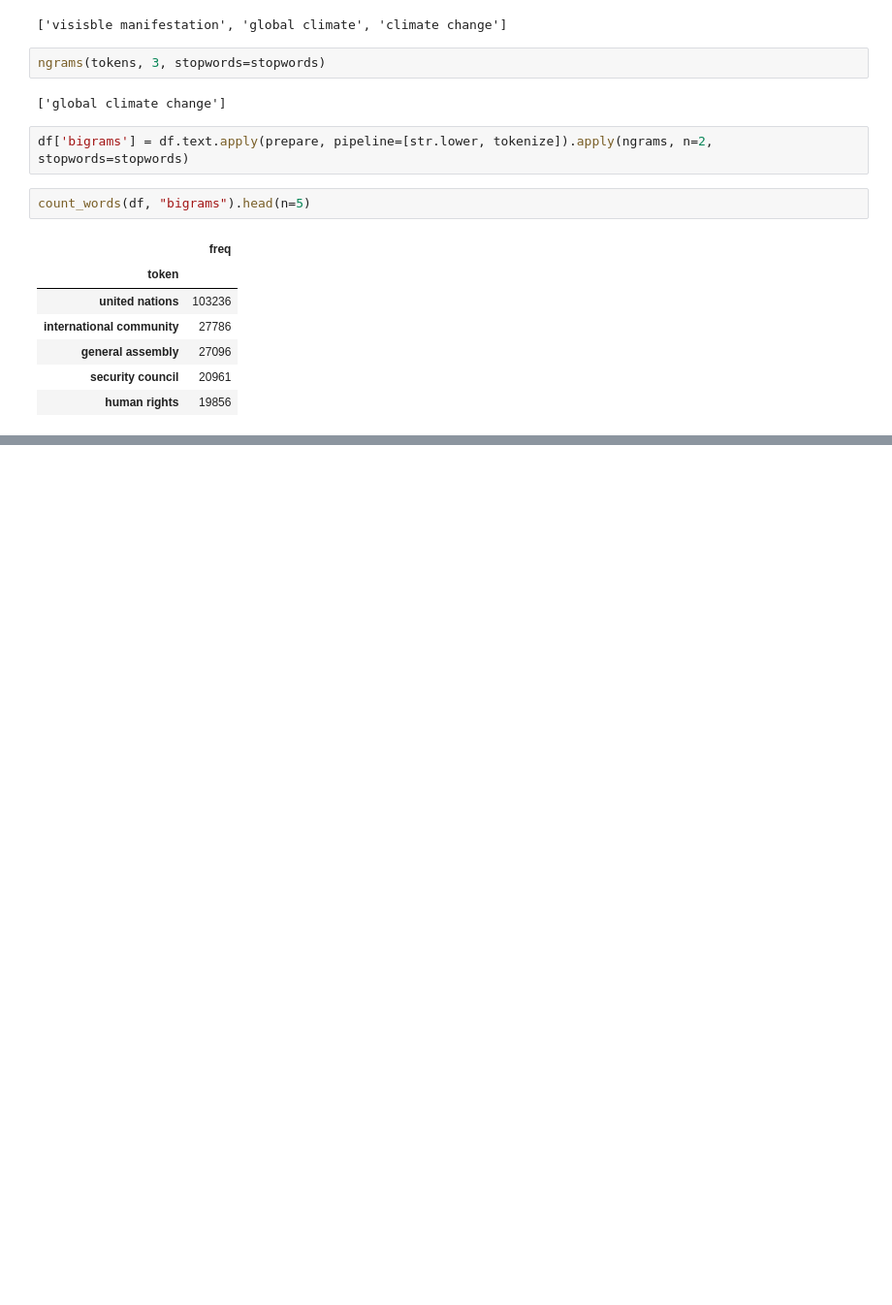
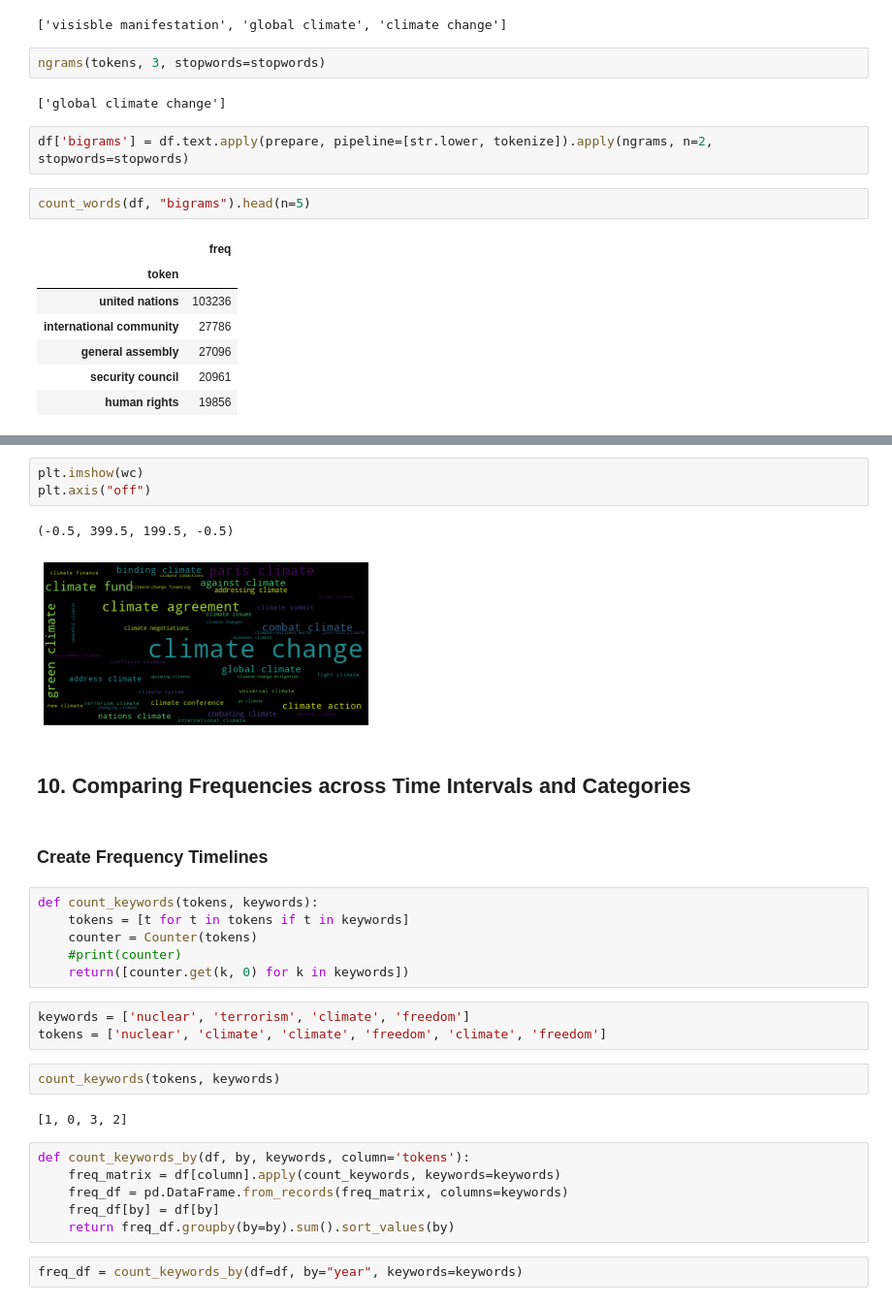
Before and after one commit to nicolasmollier/blueprints_for_text_analytics, a Jupyter notebook: notebooks/chapter_1.ipynb, the cells around one changed output, grey strips where cells are left out. Shown at 97% size. Cells and saved outputs as stored; diff of their text form; blank space fills up the shorter version.

```diff
--- a/notebooks/chapter_1.ipynb
+++ b/notebooks/chapter_1.ipynb
@@ -820,0 +934,31 @@ count_words(df, "bigrams").head(n=5)
+# %%
+plt.imshow(wc)
+plt.axis("off")
+# %% [output]
+(-0.5, 399.5, 199.5, -0.5)
+[figure, added]
+# %% [markdown]
+## 10. Comparing Frequencies across Time Intervals and Categories
+# %% [markdown]
+### Create Frequency Timelines
+# %%
+def count_keywords(tokens, keywords):
+    tokens = [t for t in tokens if t in keywords]
+    counter = Counter(tokens)
+    #print(counter)
+    return([counter.get(k, 0) for k in keywords])
+# %%
+keywords = ['nuclear', 'terrorism', 'climate', 'freedom']
+tokens = ['nuclear', 'climate', 'climate', 'freedom', 'climate', 'freedom']
+# %%
+count_keywords(tokens, keywords)
+# %% [output]
+[1, 0, 3, 2]
+# %%
+def count_keywords_by(df, by, keywords, column='tokens'):
+    freq_matrix = df[column].apply(count_keywords, keywords=keywords)
+    freq_df = pd.DataFrame.from_records(freq_matrix, columns=keywords)
+    freq_df[by] = df[by]
+    return freq_df.groupby(by=by).sum().sort_values(by)
+# %%
+freq_df = count_keywords_by(df=df, by="year", keywords=keywords)
```
Also changed, not shown: parts of 29 cells of this notebook.
